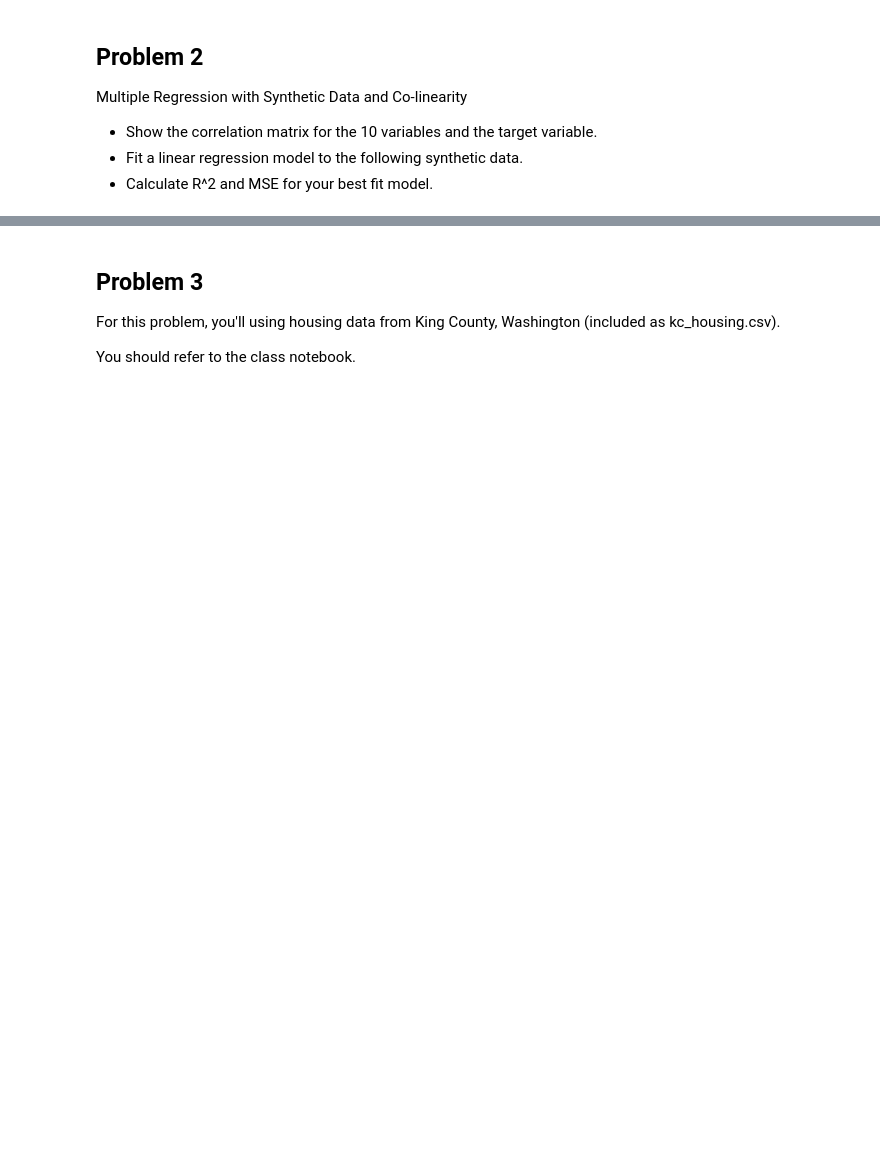
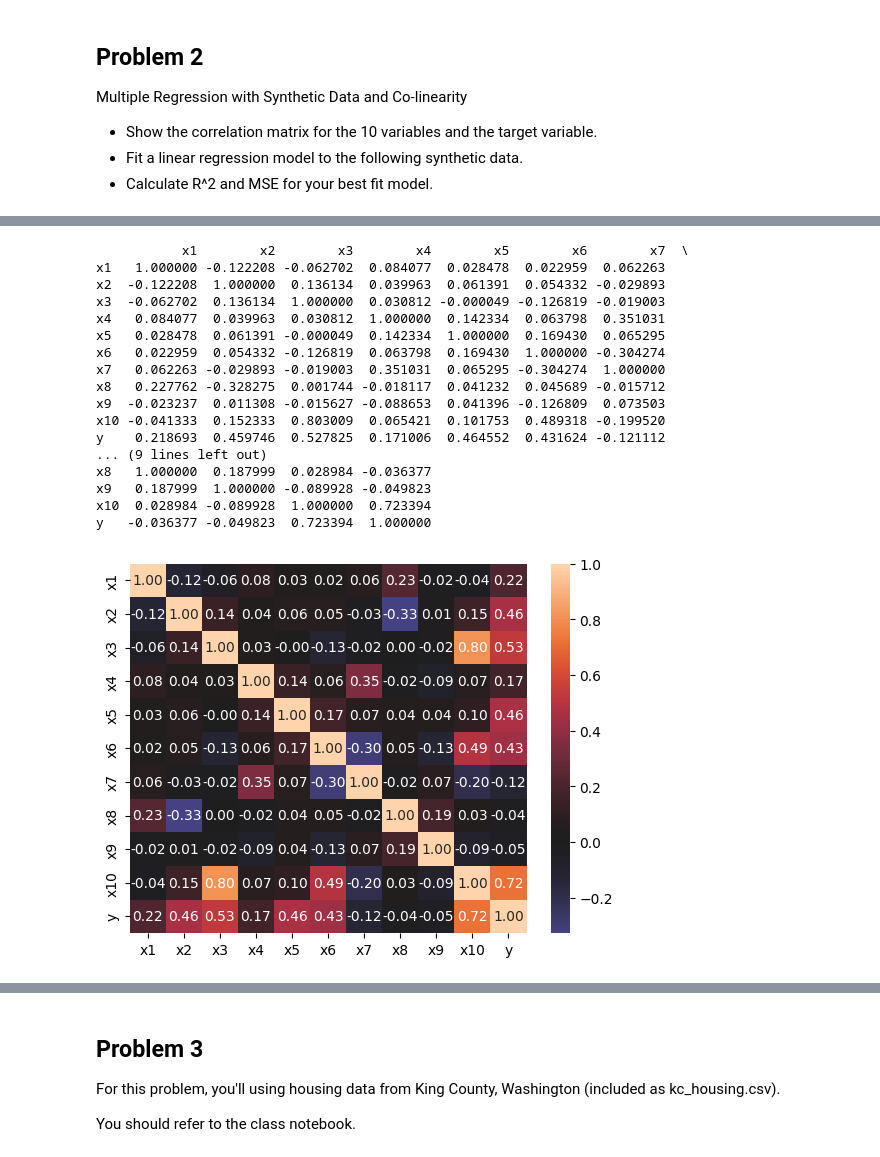
Before and after one commit to phunghaphung/ps1-linear-regression-ngocha-edu, a Jupyter notebook: PS1.ipynb, the cells around one changed output, grey strips where cells are left out. Saved outputs shown, nothing was run; the diff lists cells and outputs as text; code cells hidden in the pictures; blank space fills up the shorter version.

```diff
--- a/PS1.ipynb
+++ b/PS1.ipynb
@@ -136,0 +191,26 @@ print_model(bias, coef, column_names, model_name = 'True Model')
+# %%
+# calculate the correlation of features from the dataframe
+corr = reg2_df.corr()
+print(corr)
+# plot heatmap
+sns.heatmap(corr, annot=True, center=0, fmt='.2f')
+plt.show()
+# %% [output]
+           x1        x2        x3        x4        x5        x6        x7  \
+x1   1.000000 -0.122208 -0.062702  0.084077  0.028478  0.022959  0.062263
+x2  -0.122208  1.000000  0.136134  0.039963  0.061391  0.054332 -0.029893
+x3  -0.062702  0.136134  1.000000  0.030812 -0.000049 -0.126819 -0.019003
+x4   0.084077  0.039963  0.030812  1.000000  0.142334  0.063798  0.351031
+x5   0.028478  0.061391 -0.000049  0.142334  1.000000  0.169430  0.065295
+x6   0.022959  0.054332 -0.126819  0.063798  0.169430  1.000000 -0.304274
+x7   0.062263 -0.029893 -0.019003  0.351031  0.065295 -0.304274  1.000000
+x8   0.227762 -0.328275  0.001744 -0.018117  0.041232  0.045689 -0.015712
+x9  -0.023237  0.011308 -0.015627 -0.088653  0.041396 -0.126809  0.073503
+x10 -0.041333  0.152333  0.803009  0.065421  0.101753  0.489318 -0.199520
+y    0.218693  0.459746  0.527825  0.171006  0.464552  0.431624 -0.121112
+... (9 lines left out)
+x8   1.000000  0.187999  0.028984 -0.036377
+x9   0.187999  1.000000 -0.089928 -0.049823
+x10  0.028984 -0.089928  1.000000  0.723394
+y   -0.036377 -0.049823  0.723394  1.000000
+[figure, added]
```
Also changed, not shown: parts of 30 cells of this notebook.
